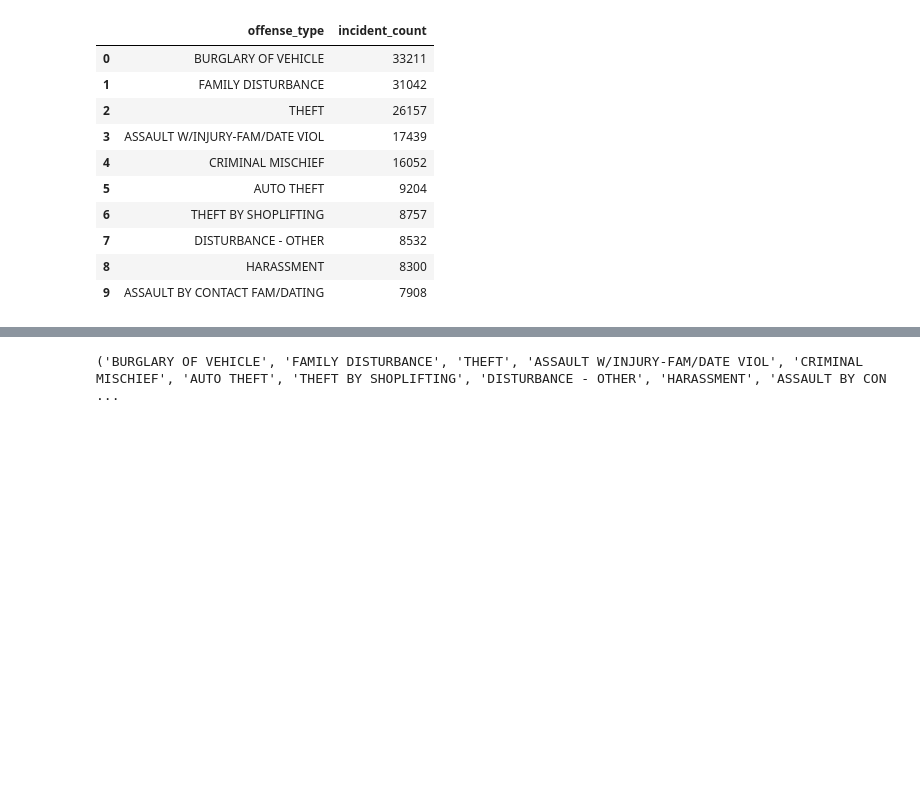
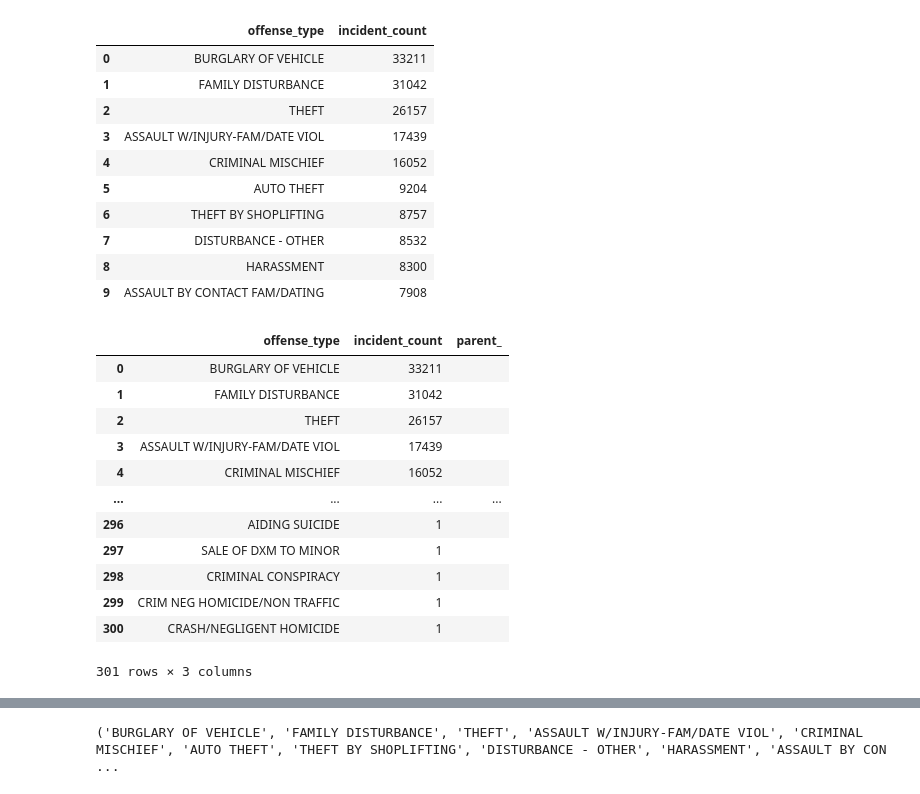
Before and after one commit to DonnieData/austin_crime_EDA, a Jupyter notebook: crime_data_EDA.ipynb, the cells around one changed output, grey strips where cells are left out. Cells and saved outputs as stored; diff of their text form; code cells hidden in the pictures; blank space fills up the shorter version.

Commit message:
updating data subsets

```diff
--- a/crime_data_EDA.ipynb
+++ b/crime_data_EDA.ipynb
@@ -205,3 +198,29 @@ top_category_all
 | 7 | DISTURBANCE - OTHER | 8532 |
 | 8 | HARASSMENT | 8300 |
 | 9 | ASSAULT BY CONTACT FAM/DATING | 7908 |
+# %%
+##treemap subset
+offense_cat_count = db_frame(f'''SELECT of.offense_type,
+                            COUNT(cr.incident_report_number) as incident_count
+                            FROM crime_incidents as cr
+                            LEFT JOIN offense_type as of
+                            ON (cr.offense_code = of.offense_code)
+                            GROUP BY of.offense_type
+                            ORDER BY incident_count DESC
+                            ;''')
+# %%
+offense_cat_count
+# %% [output]
+|  | offense_type | incident_count | parent_ |
+| 0 | BURGLARY OF VEHICLE | 33211 |  |
+| 1 | FAMILY DISTURBANCE | 31042 |  |
+| 2 | THEFT | 26157 |  |
+| 3 | ASSAULT W/INJURY-FAM/DATE VIOL | 17439 |  |
+| 4 | CRIMINAL MISCHIEF | 16052 |  |
+| ... | ... | ... | ... |
+| 296 | AIDING SUICIDE | 1 |  |
+| 297 | SALE OF DXM TO MINOR | 1 |  |
+| 298 | CRIMINAL CONSPIRACY | 1 |  |
+| 299 | CRIM NEG HOMICIDE/NON TRAFFIC | 1 |  |
+| 300 | CRASH/NEGLIGENT HOMICIDE | 1 |  |
+301 rows × 3 columns
```
Also changed, not shown: parts of 4 cells of this notebook, 2 other files.
